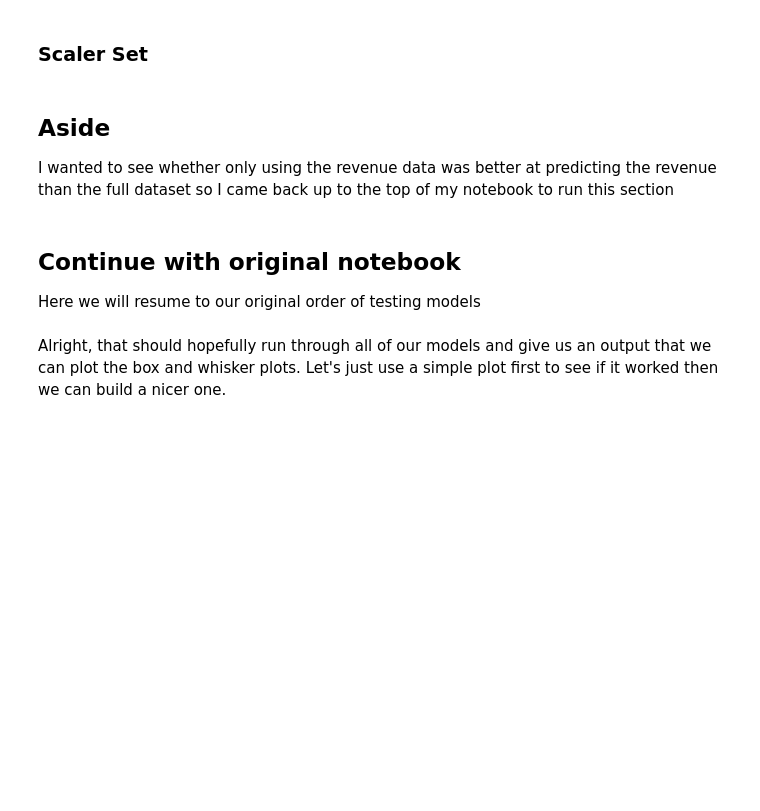
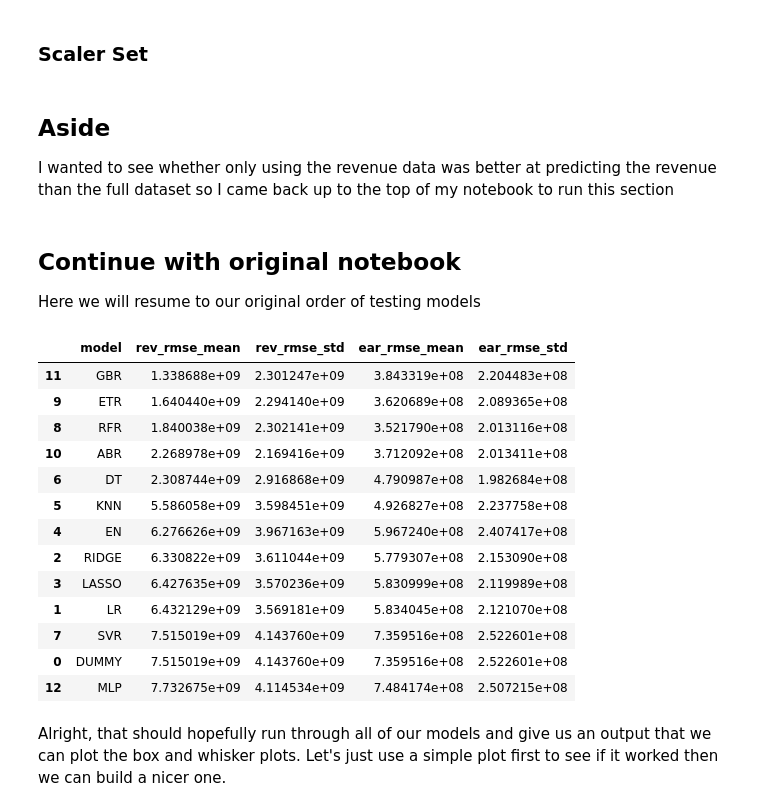
Before and after one commit to tmacpherson6/machine_learning_in_fundamental_valuations, a Jupyter notebook: Notebooks/Thomas/9 - Baseline Supervised Learning Models.ipynb, the cells around one changed output. Saved outputs shown, nothing was run; the diff lists cells and outputs as text; code cells hidden in the pictures; blank space fills up the shorter version.

Commit message:
Switched it to 10-K-fold

```diff
--- a/Notebooks/Thomas/9 - Baseline Supervised Learning Models.ipynb
+++ b/Notebooks/Thomas/9 - Baseline Supervised Learning Models.ipynb
@@ -36,8 +36,9 @@ import matplotlib.pyplot as plt
 import seaborn as sns
 import altair as alt
 
-# Let's set our Random State here as well
+# Let's set our Random State and k_folds here as well
 random_state = 42
+k_fold = 10
 # %% [markdown]
 ## Load Data Files
 Now we need to load both the X_data files and the y_data files for comparisons.
@@ -54,6 +73,6 @@ Let's put in a small section where we can filter out the Mega and Nano caps befo
 # %%
 print(X['Market Cap'].unique())
 print(X.shape)
-X = X[(X['Market Cap'] != 'Mega-Cap') & (X['Market Cap'] != 'Micro-Cap')]
+X = X[(X['Market Cap'] != 'Mega-Cap')] # & (X['Market Cap'] != 'Micro-Cap')]
 print(X.shape)
 print(X['Market Cap'].unique())
@@ -302,34 +400,49 @@ preproc = ColumnTransformer([
     ('cat', Pipeline([
         ('ohe', OneHotEncoder(handle_unknown='ignore'))
     ]), cat_cols),
 ])
 
-cv = KFold(n_splits=5, shuffle = True, random_state=random_state)
+cv = KFold(n_splits=k_fold, shuffle = True, random_state=random_state)
 scorer = 'neg_root_mean_squared_error'  # RMSE as negative; flip sign after
 
 names, kfold_results_rev, kfold_results_ear, kfold_results_rat, kfold_results_marg= [], [], [], [], []
 
 for name, model in models:
     pipe = Pipeline([('prep', preproc), ('model', model)])
     rmse_rev = -cross_val_score(pipe, X_raw, y1_rev, cv=cv, scoring=scorer, n_jobs=-1)
     rmse_ear = -cross_val_score(pipe, X_raw, y2_ear, cv=cv, scoring=scorer, n_jobs=-1)
 
     rmse_marg = -cross_val_score(pipe, X_raw, y4_margin, cv=cv, scoring=scorer, n_jobs=-1)
     names.append(name)
     kfold_results_rev.append(rmse_rev)
     kfold_results_ear.append(rmse_ear)
 
     kfold_results_marg.append(rmse_marg)
 
 # optional: summary
 summary = pd.DataFrame({
     'model': names,
     'rev_rmse_mean': [r.mean() for r in kfold_results_rev],
     'rev_rmse_std':  [r.std()  for r in kfold_results_rev],
     'ear_rmse_mean': [r.mean() for r in kfold_results_ear],
     'ear_rmse_std':  [r.std()  for r in kfold_results_ear],
 }).sort_values('rev_rmse_mean')
 summary
+# %% [output]
+|  | model | rev_rmse_mean | rev_rmse_std | ear_rmse_mean | ear_rmse_std |
+| 11 | GBR | 1.338688e+09 | 2.301247e+09 | 3.843319e+08 | 2.204483e+08 |
+| 9 | ETR | 1.640440e+09 | 2.294140e+09 | 3.620689e+08 | 2.089365e+08 |
+| 8 | RFR | 1.840038e+09 | 2.302141e+09 | 3.521790e+08 | 2.013116e+08 |
+| 10 | ABR | 2.268978e+09 | 2.169416e+09 | 3.712092e+08 | 2.013411e+08 |
+| 6 | DT | 2.308744e+09 | 2.916868e+09 | 4.790987e+08 | 1.982684e+08 |
+| 5 | KNN | 5.586058e+09 | 3.598451e+09 | 4.926827e+08 | 2.237758e+08 |
+| 4 | EN | 6.276626e+09 | 3.967163e+09 | 5.967240e+08 | 2.407417e+08 |
+| 2 | RIDGE | 6.330822e+09 | 3.611044e+09 | 5.779307e+08 | 2.153090e+08 |
+| 3 | LASSO | 6.427635e+09 | 3.570236e+09 | 5.830999e+08 | 2.119989e+08 |
+| 1 | LR | 6.432129e+09 | 3.569181e+09 | 5.834045e+08 | 2.121070e+08 |
+| 7 | SVR | 7.515019e+09 | 4.143760e+09 | 7.359516e+08 | 2.522601e+08 |
+| 0 | DUMMY | 7.515019e+09 | 4.143760e+09 | 7.359516e+08 | 2.522601e+08 |
+| 12 | MLP | 7.732675e+09 | 4.114534e+09 | 7.484174e+08 | 2.507215e+08 |
 # %% [markdown]
 Alright, that should hopefully run through all of our models and give us an output that we can plot the box and whisker plots. Let's just use a simple plot first to see if it worked then we can build a nicer one.
 # %%
```
Also changed, not shown: parts of 23 cells of this notebook.
